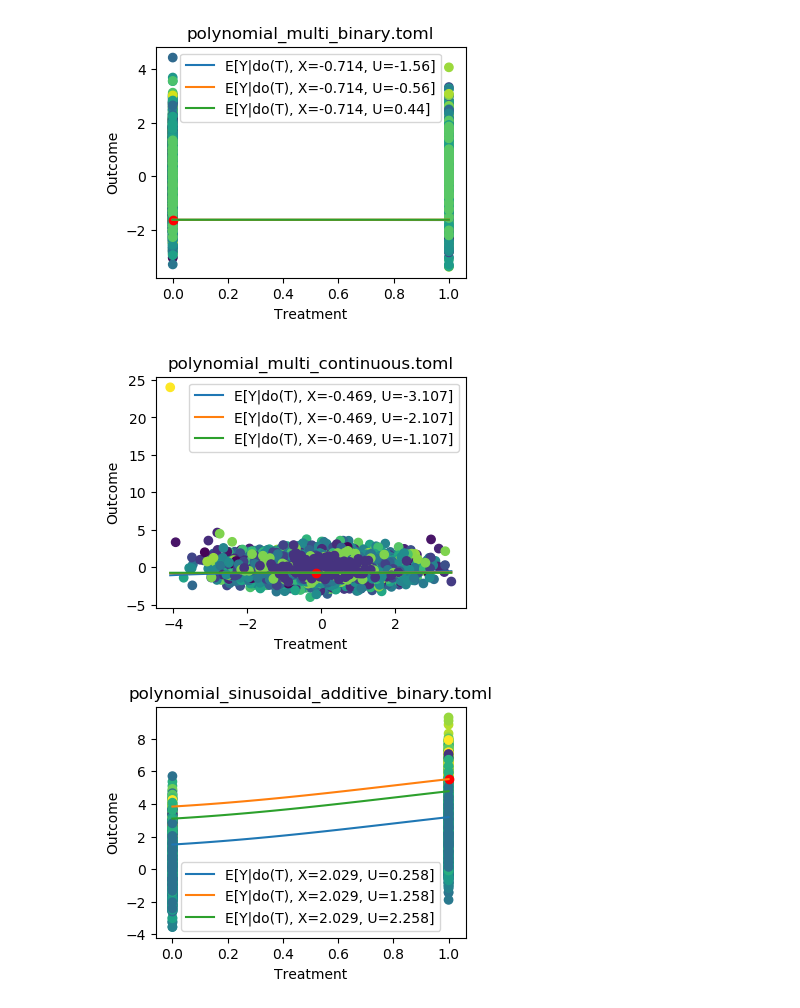
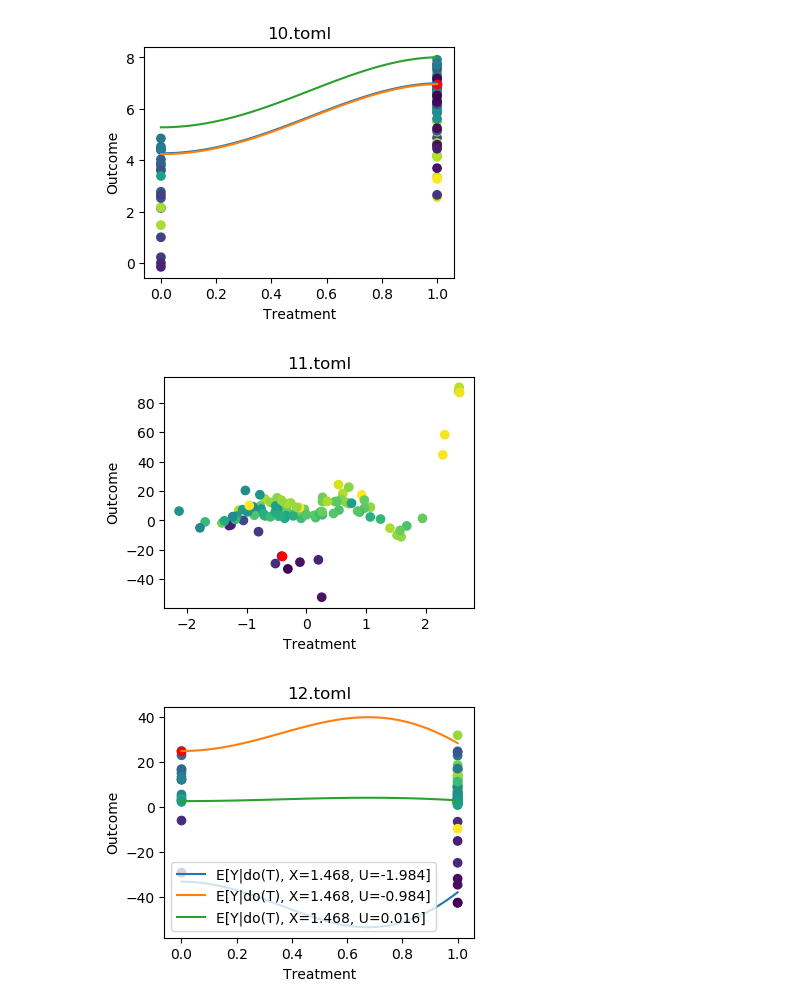
Before and after one commit to KDL-umass/CausalGPSLC.jl, a Jupyter notebook: analysis/generate_data.ipynb, the cells around one changed output. Drawn from its saved outputs; the diff is of its cells as text; code cells hidden in the pictures.

```diff
--- a/analysis/generate_data.ipynb
+++ b/analysis/generate_data.ipynb
@@ -150,6 +226,6 @@ show()
 # %%
-path = glob("../data/synthetic/*")[7]
-SigmaU, U, T, X, Y, epsY, ftxu = generate_synthetic(path)
+path = "../data/synthetic/" * string(10) * ".toml"
+SigmaU, U, T, X, Y, epsY, ftxu = generate_synthetic_confounder(path)
 T_ = collect(range(minimum(T),stop=maximum(T),length=100))
 ytxu = ftxu(T_, transpose(repeat(X[1, :], 1, 100)), fill.(U[1], 100), fill.(epsY[1], 100))
 ytxu1 = ftxu(T_, transpose(repeat(X[1, :], 1, 100)), fill.(U[1]+1.5, 100), fill.(epsY[1], 100))
@@ -163,56 +239,56 @@ plot(T_, ytxu_1, label="E[Y|do(T), X=" * string(round(X[1], digits=3)) * ", U="
 plot(T_, ytxu, label="E[Y|do(T), X=" * string(round(X[1], digits=3)) * ", U=" * string(round(U[1], digits=3)) *"]")
 plot(T_, ytxu1, label="E[Y|do(T), X=" * string(round(X[1], digits=3)) * ", U=" * string(round(U[1]+1, digits=3)) *"]")
 
-legend()
+# legend()
 title(split(path, "/")[end])
 xlabel("Treatment")
 ylabel("Outcome")
 show()
 # %% [output]
-[figure, old version]
+[figure, new version]
 # %%
-path = glob("../data/synthetic/*")[8]
-SigmaU, U, T, X, Y, epsY, ftxu = generate_synthetic(path)
+path = "../data/synthetic/" * string(11) * ".toml"
+SigmaU, U, T, X, Y, epsY, ftxu = generate_synthetic_confounder(path)
 T_ = collect(range(minimum(T),stop=maximum(T),length=100))
 ytxu = ftxu(T_, transpose(repeat(X[1, :], 1, 100)), fill.(U[1], 100), fill.(epsY[1], 100))
 ytxu1 = ftxu(T_, transpose(repeat(X[1, :], 1, 100)), fill.(U[1]+1.5, 100), fill.(epsY[1], 100))
 ytxu_1 = ftxu(T_, transpose(repeat(X[1, :], 1, 100)), fill.(U[1]-1.5, 100), fill.(epsY[1], 100))
+subplots(figsize=(4,3))
 
-subplots(figsize=(4,3))
 scatter(T, Y, c=U)
 scatter(T[1], Y[1], c="red")
 
-plot(T_, ytxu_1, label="E[Y|do(T), X=" * string(round(X[1], digits=3)) * ", U=" * string(round(U[1]-1, digits=3)) *"]")
-plot(T_, ytxu, label="E[Y|do(T), X=" * string(round(X[1], digits=3)) * ", U=" * string(round(U[1], digits=3)) *"]")
-plot(T_, ytxu1, label="E[Y|do(T), X=" * string(round(X[1], digits=3)) * ", U=" * string(round(U[1]+1, digits=3)) *"]")
+# plot(T_, ytxu_1, label="E[Y|do(T), X=" * string(round(X[1], digits=3)) * ", U=" * string(round(U[1]-1, digits=3)) *"]")
+# plot(T_, ytxu, label="E[Y|do(T), X=" * string(round(X[1], digits=3)) * ", U=" * string(round(U[1], digits=3)) *"]")
+# plot(T_, ytxu1, label="E[Y|do(T), X=" * string(round(X[1], digits=3)) * ", U=" * string(round(U[1]+1, digits=3)) *"]")
 
-legend()
+# legend()
 title(split(path, "/")[end])
 xlabel("Treatment")
 ylabel("Outcome")
 show()
 # %% [output]
-[figure, old version]
+[figure, new version]
 # %%
-path = glob("../data/synthetic/*")[9]
-SigmaU, U, T, X, Y, epsY, ftxu = generate_synthetic(path)
+path = "../data/synthetic/" * string(12) * ".toml"
+SigmaU, U, T, X, Y, epsY, ftxu = generate_synthetic_confounder(path)
 T_ = collect(range(minimum(T),stop=maximum(T),length=100))
 ytxu = ftxu(T_, transpose(repeat(X[1, :], 1, 100)), fill.(U[1], 100), fill.(epsY[1], 100))
-ytxu1 = ftxu(T_, transpose(repeat(X[1, :], 1, 100)), fill.(U[1]+1.5, 100), fill.(epsY[1], 100))
-ytxu_1 = ftxu(T_, transpose(repeat(X[1, :], 1, 100)), fill.(U[1]-1.5, 100), fill.(epsY[1], 100))
+ytxu1 = ftxu(T_, transpose(repeat(X[1, :], 1, 100)), fill.(U[1]+1, 100), fill.(epsY[1], 100))
+ytxu_1 = ftxu(T_, transpose(repeat(X[1, :], 1, 100)), fill.(U[1]-1, 100), fill.(epsY[1], 100))
 
 subplots(figsize=(4,3))
 scatter(T, Y, c=U)
 scatter(T[1], Y[1], c="red")
 
 plot(T_, ytxu_1, label="E[Y|do(T), X=" * string(round(X[1], digits=3)) * ", U=" * string(round(U[1]-1, digits=3)) *"]")
 plot(T_, ytxu, label="E[Y|do(T), X=" * string(round(X[1], digits=3)) * ", U=" * string(round(U[1], digits=3)) *"]")
 plot(T_, ytxu1, label="E[Y|do(T), X=" * string(round(X[1], digits=3)) * ", U=" * string(round(U[1]+1, digits=3)) *"]")
 
 legend()
 title(split(path, "/")[end])
 xlabel("Treatment")
 ylabel("Outcome")
 show()
 # %% [output]
-[figure, old version]
+[figure, new version]
```
Also changed, not shown: parts of 14 cells of this notebook, 30 other files.
